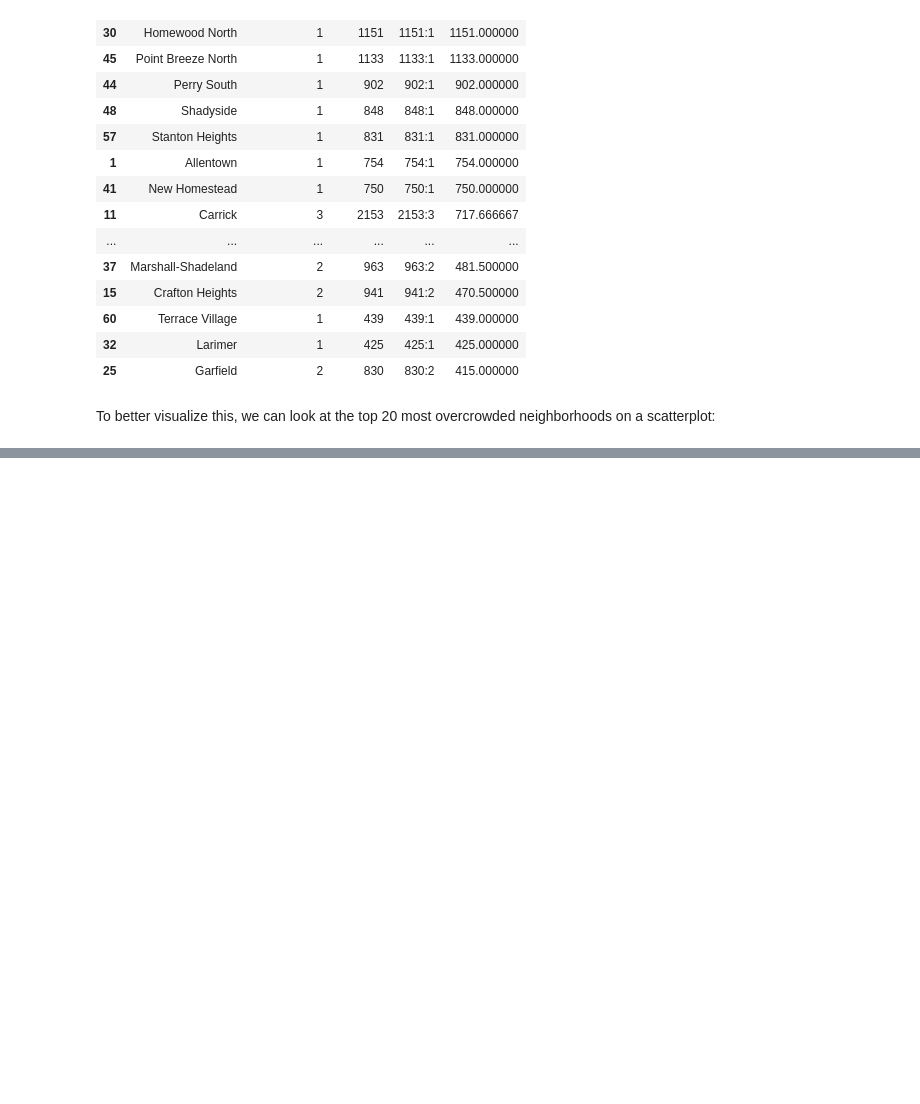
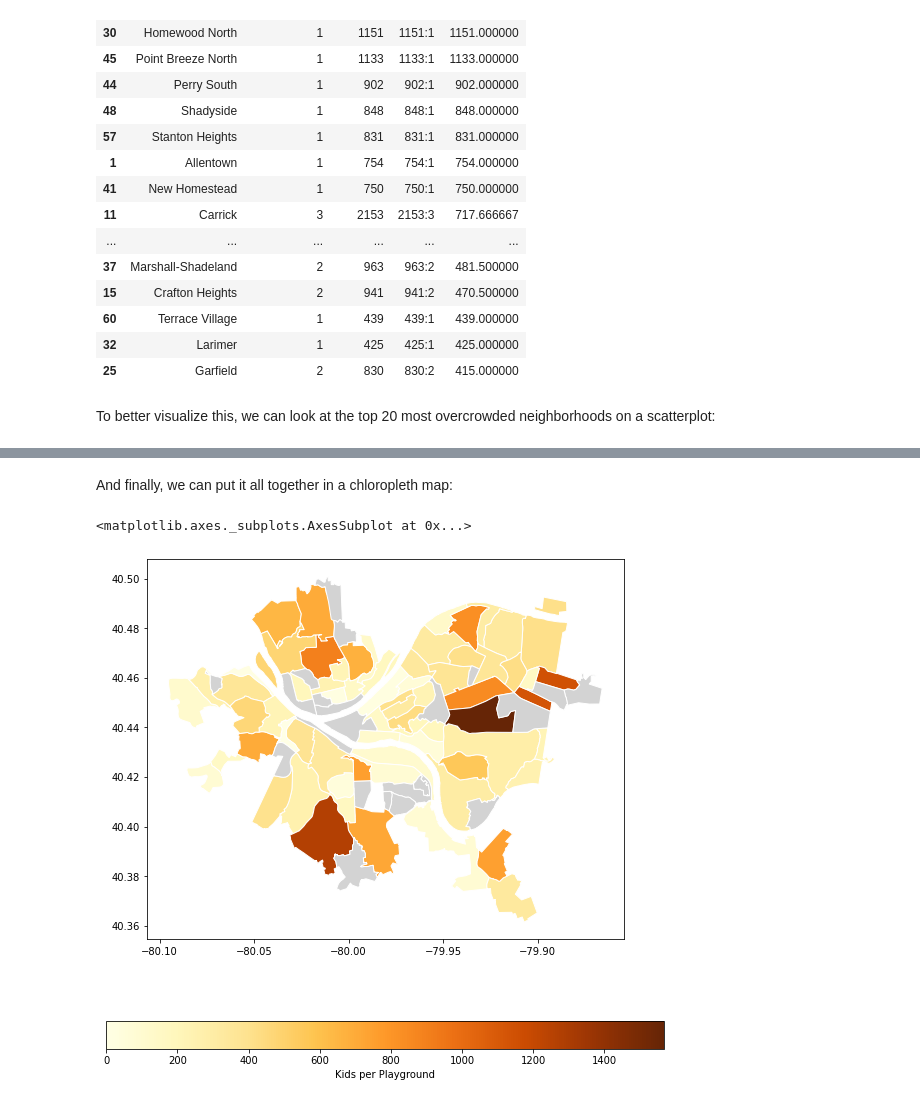
Before and after one commit to kiana-kazemi/bigideasfinal, a Jupyter notebook: playgrounds.ipynb, the cells around one changed output, grey strips where cells are left out. Saved outputs shown, nothing was run; the diff lists cells and outputs as text; code cells hidden in the pictures; blank space fills up the shorter version.

Commit message:
Finalizing Playgrounds analysis

```diff
--- a/playgrounds.ipynb
+++ b/playgrounds.ipynb
@@ -207,0 +217,14 @@ However, it might be helpful to also visualize this on a map, with high ratios i
+# %% [markdown]
+And finally, we can put it all together in a chloropleth map:
+# %%
+#create a chloropleth map
+ratio_map.plot(column='simplified',
+               cmap='YlOrBr',
+               edgecolor="white",
+               legend=True,
+               legend_kwds={'label': "Kids per Playground", 'orientation': "horizontal"},
+               figsize=(10, 10),
+               missing_kwds={"color": "lightgrey"})
+# %% [output]
+<matplotlib.axes._subplots.AxesSubplot at 0x...>
+[figure, added]
```
Also changed, not shown: parts of 13 cells of this notebook, 5 other files.
